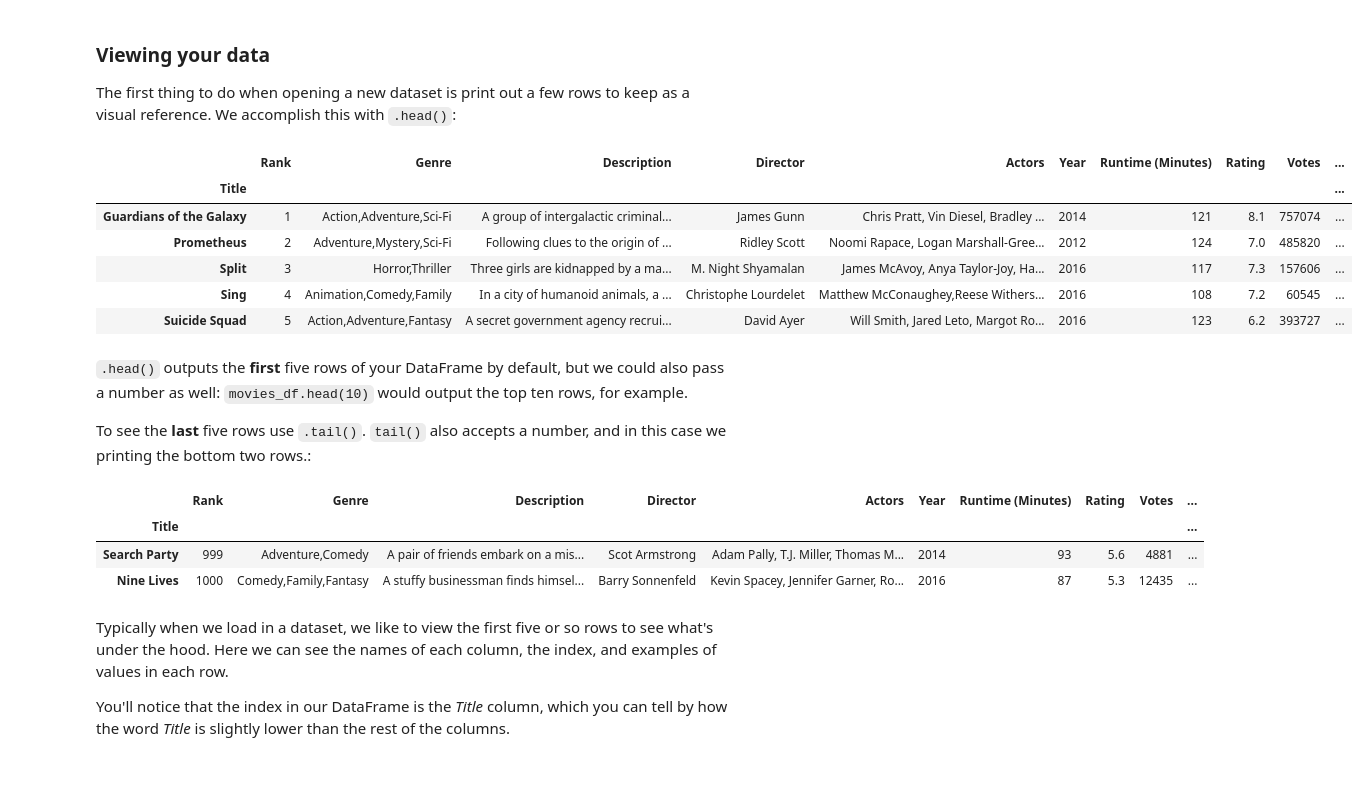
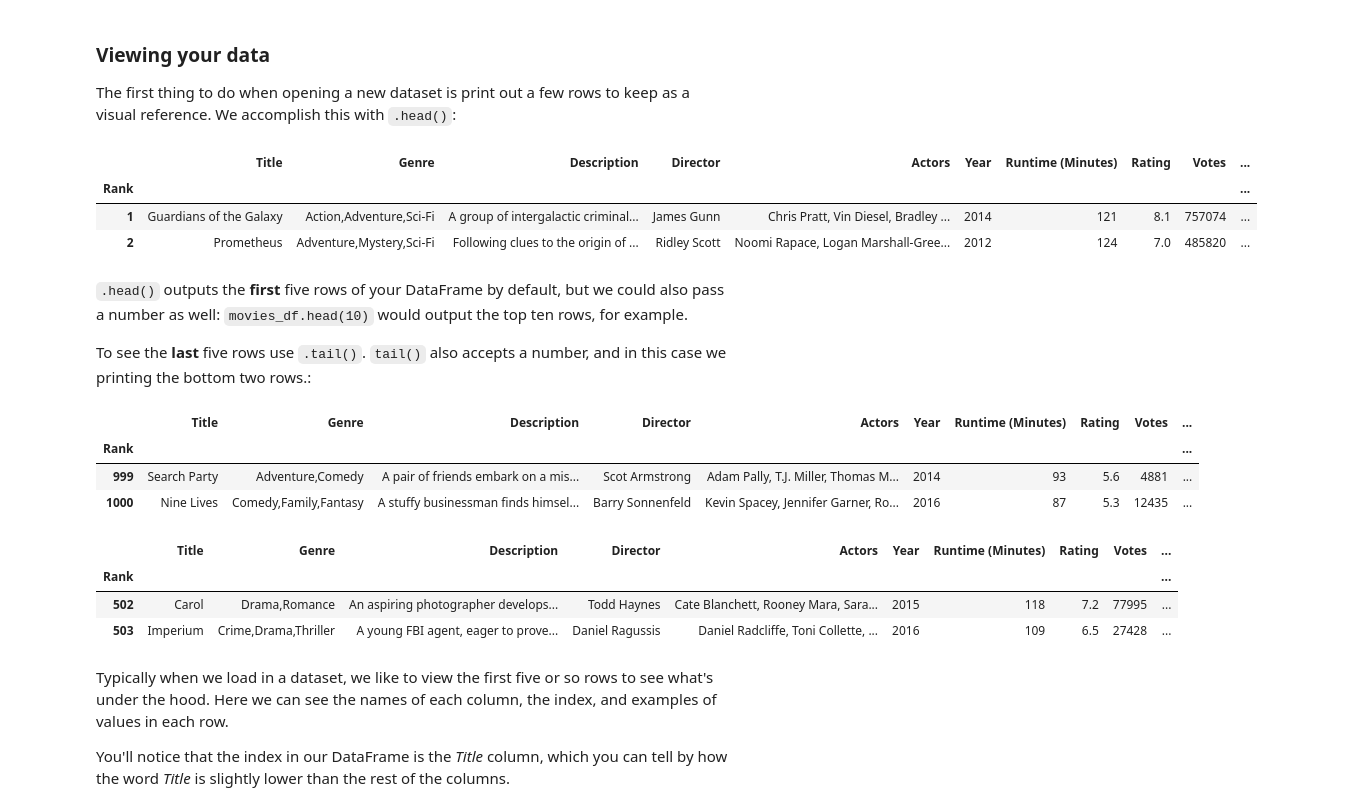
Before and after one commit to mahnoor-shahid/CraftingLab, a Jupyter notebook: Pandas/Level 1 - Let's learn about Pandas.ipynb, the cells around one changed output. Drawn from its saved outputs; the diff is of its cells as text; code cells hidden in the pictures; blank space fills up the shorter version.

```diff
--- a/Pandas/Level 1 - Let's learn about Pandas.ipynb
+++ b/Pandas/Level 1 - Let's learn about Pandas.ipynb
@@ -309,4 +240,4 @@ DataFrames possess hundreds of methods and other operations that are crucial to
 
 Let's load in the IMDB movies dataset to begin:
 # %%
-movies_df = pd.read_csv("assets/IMDB-Movie-Data.csv", index_col="Title")
+movies_df = pd.read_csv("assets/IMDB-Movie-Data.csv", index_col='Rank')
@@ -317,15 +265,12 @@ We're loading this dataset from a CSV and designating the movie titles to be our
 
 The first thing to do when opening a new dataset is print out a few rows to keep as a visual reference. We accomplish this with `.head()`:
 # %%
-movies_df.head()
+movies_df.head(2)
 # %% [output]
-|  | Rank | Genre | Description | Director | Actors | Year | Runtime (Minutes) | Rating | Votes | ... |
-| Title |  |  |  |  |  |  |  |  |  | ... |
-| Guardians of the Galaxy | 1 | Action,Adventure,Sci-Fi | A group of intergalactic criminal... | James Gunn | Chris Pratt, Vin Diesel, Bradley ... | 2014 | 121 | 8.1 | 757074 | ... |
-| Prometheus | 2 | Adventure,Mystery,Sci-Fi | Following clues to the origin of ... | Ridley Scott | Noomi Rapace, Logan Marshall-Gree... | 2012 | 124 | 7.0 | 485820 | ... |
-| Split | 3 | Horror,Thriller | Three girls are kidnapped by a ma... | M. Night Shyamalan | James McAvoy, Anya Taylor-Joy, Ha... | 2016 | 117 | 7.3 | 157606 | ... |
-| Sing | 4 | Animation,Comedy,Family | In a city of humanoid animals, a ... | Christophe Lourdelet | Matthew McConaughey,Reese Withers... | 2016 | 108 | 7.2 | 60545 | ... |
-| Suicide Squad | 5 | Action,Adventure,Fantasy | A secret government agency recrui... | David Ayer | Will Smith, Jared Leto, Margot Ro... | 2016 | 123 | 6.2 | 393727 | ... |
+|  | Title | Genre | Description | Director | Actors | Year | Runtime (Minutes) | Rating | Votes | ... |
+| Rank |  |  |  |  |  |  |  |  |  | ... |
+| 1 | Guardians of the Galaxy | Action,Adventure,Sci-Fi | A group of intergalactic criminal... | James Gunn | Chris Pratt, Vin Diesel, Bradley ... | 2014 | 121 | 8.1 | 757074 | ... |
+| 2 | Prometheus | Adventure,Mystery,Sci-Fi | Following clues to the origin of ... | Ridley Scott | Noomi Rapace, Logan Marshall-Gree... | 2012 | 124 | 7.0 | 485820 | ... |
 # %% [markdown]
 `.head()` outputs the **first** five rows of your DataFrame by default, but we could also pass a number as well: `movies_df.head(10)` would output the top ten rows, for example.
 
@@ -333,10 +278,17 @@ To see the **last** five rows use `.tail()`. `tail()` also accepts a number, and
 # %%
 movies_df.tail(2)
 # %% [output]
-|  | Rank | Genre | Description | Director | Actors | Year | Runtime (Minutes) | Rating | Votes | ... |
-| Title |  |  |  |  |  |  |  |  |  | ... |
-| Search Party | 999 | Adventure,Comedy | A pair of friends embark on a mis... | Scot Armstrong | Adam Pally, T.J. Miller, Thomas M... | 2014 | 93 | 5.6 | 4881 | ... |
-| Nine Lives | 1000 | Comedy,Family,Fantasy | A stuffy businessman finds himsel... | Barry Sonnenfeld | Kevin Spacey, Jennifer Garner, Ro... | 2016 | 87 | 5.3 | 12435 | ... |
+|  | Title | Genre | Description | Director | Actors | Year | Runtime (Minutes) | Rating | Votes | ... |
+| Rank |  |  |  |  |  |  |  |  |  | ... |
+| 999 | Search Party | Adventure,Comedy | A pair of friends embark on a mis... | Scot Armstrong | Adam Pally, T.J. Miller, Thomas M... | 2014 | 93 | 5.6 | 4881 | ... |
+| 1000 | Nine Lives | Comedy,Family,Fantasy | A stuffy businessman finds himsel... | Barry Sonnenfeld | Kevin Spacey, Jennifer Garner, Ro... | 2016 | 87 | 5.3 | 12435 | ... |
+# %%
+movies_df.iloc[501:503]
+# %% [output]
+|  | Title | Genre | Description | Director | Actors | Year | Runtime (Minutes) | Rating | Votes | ... |
+| Rank |  |  |  |  |  |  |  |  |  | ... |
+| 502 | Carol | Drama,Romance | An aspiring photographer develops... | Todd Haynes | Cate Blanchett, Rooney Mara, Sara... | 2015 | 118 | 7.2 | 77995 | ... |
+| 503 | Imperium | Crime,Drama,Thriller | A young FBI agent, eager to prove... | Daniel Ragussis | Daniel Radcliffe, Toni Collette, ... | 2016 | 109 | 6.5 | 27428 | ... |
 # %% [markdown]
 Typically when we load in a dataset, we like to view the first five or so rows to see what's under the hood. Here we can see the names of each column, the index, and examples of values in each row.
 
```
Also changed, not shown: parts of 86 cells of this notebook, 10 other files.
